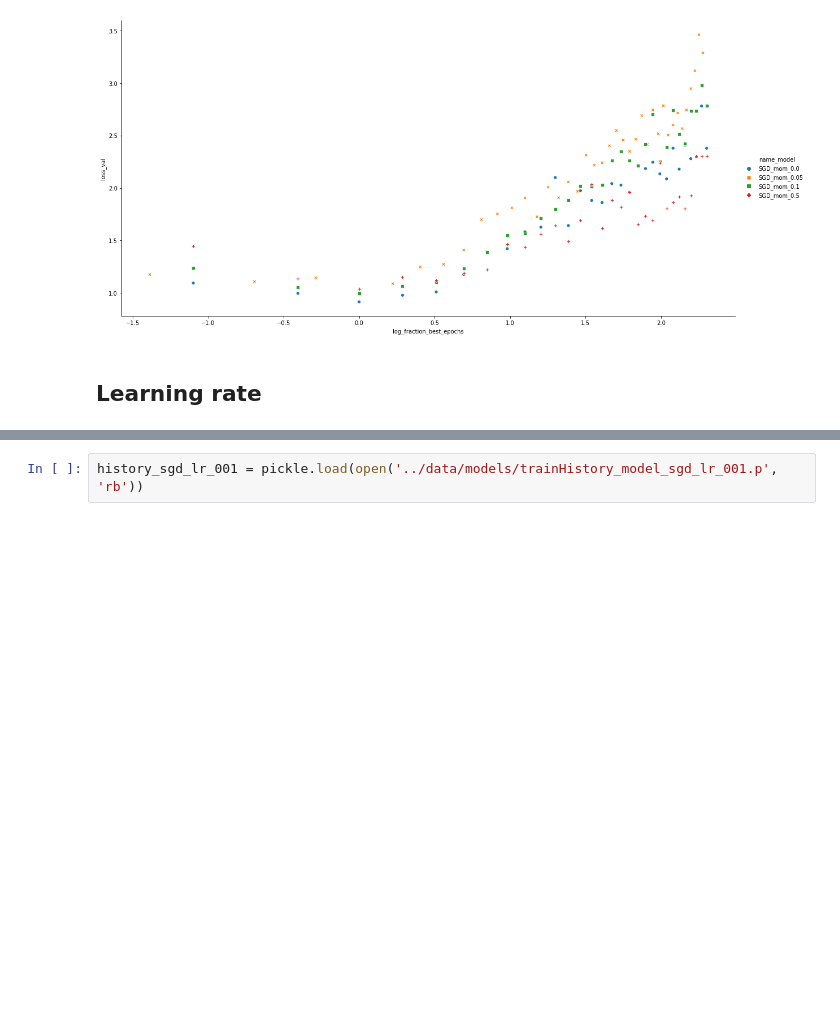
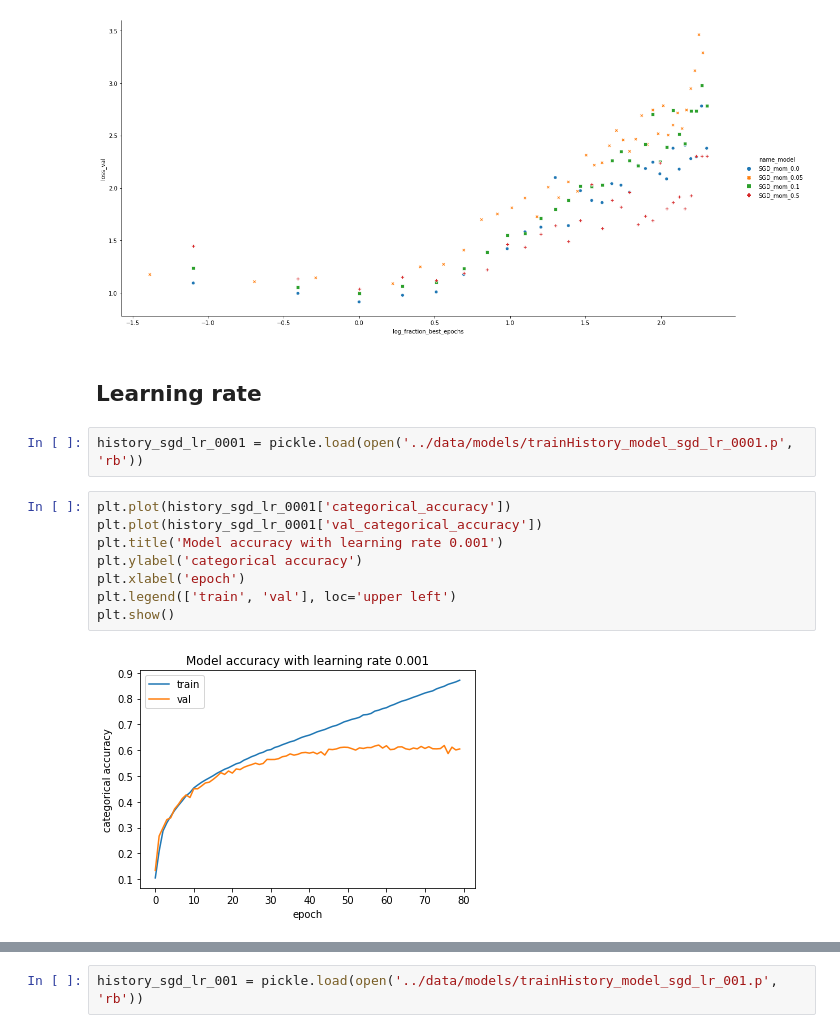
Before and after one commit to BWallyn/Optimization_DL, a Jupyter notebook: notebooks/Visualization_models.ipynb, the cells around one changed output, grey strips where cells are left out. Saved outputs shown, nothing was run; the diff lists cells and outputs as text; blank space fills up the shorter version.

```diff
--- a/notebooks/Visualization_models.ipynb
+++ b/notebooks/Visualization_models.ipynb
@@ -419,3 +429,15 @@ sns.relplot(x='log_fraction_best_epochs', y='loss_val', hue='name_model',
 [figure]
 # %% [markdown]
 ## Learning rate
+# %%
+history_sgd_lr_0001 = pickle.load(open('../data/models/trainHistory_model_sgd_lr_0001.p', 'rb'))
+# %%
+plt.plot(history_sgd_lr_0001['categorical_accuracy'])
+plt.plot(history_sgd_lr_0001['val_categorical_accuracy'])
+plt.title('Model accuracy with learning rate 0.001')
+plt.ylabel('categorical accuracy')
+plt.xlabel('epoch')
+plt.legend(['train', 'val'], loc='upper left')
+plt.show()
+# %% [output]
+[figure, added]
```
Also changed, not shown: parts of 19 cells of this notebook, 20 other files.
